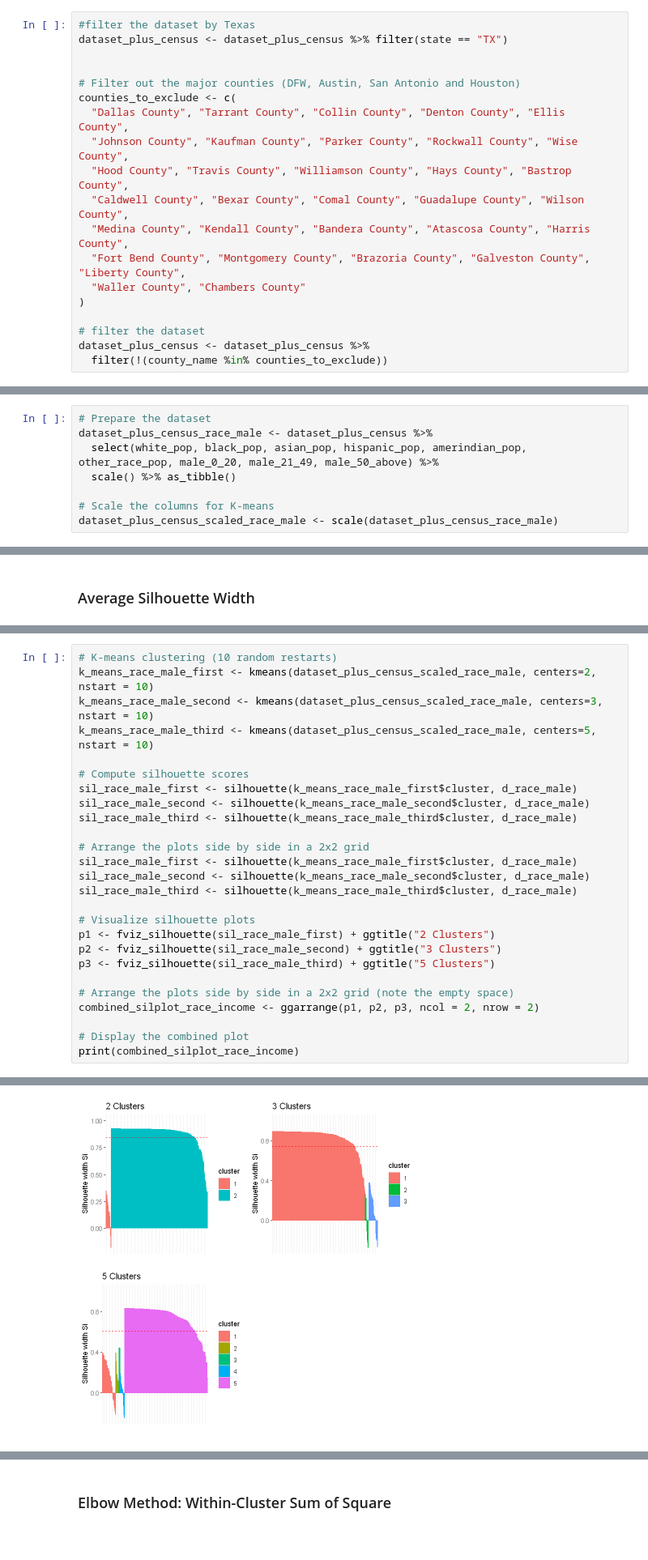
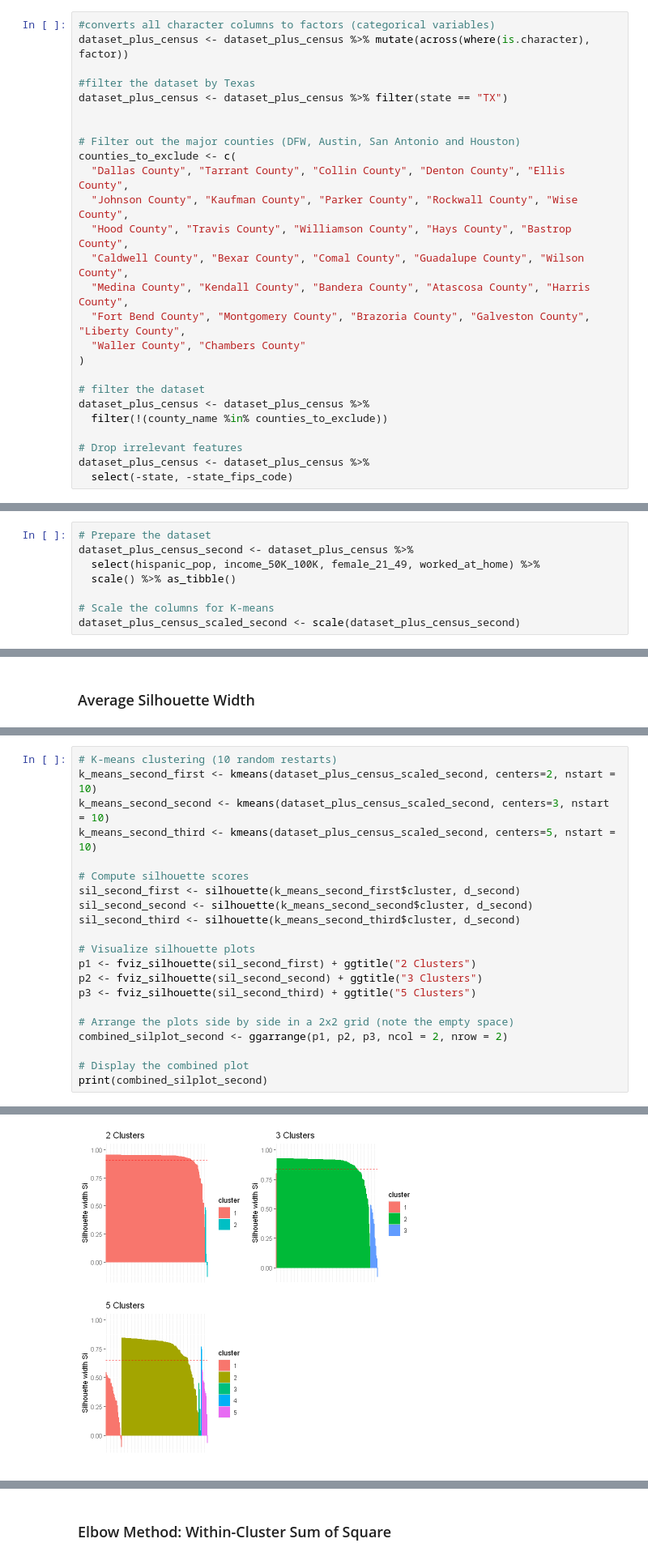
Before and after one commit to yamphurai/Project2_ClusterAnalysis, a Jupyter notebook: Project2_ClusterAnalysis_Group10.ipynb, the cells around one changed output, grey strips where cells are left out. Shown at 81% size. Saved outputs shown, nothing was run; the diff lists cells and outputs as text.

```diff
--- a/Project2_ClusterAnalysis_Group10.ipynb
+++ b/Project2_ClusterAnalysis_Group10.ipynb
@@ -29,6 +30,9 @@ library(seriation)
 # %%
 dataset_plus_census <- read.csv("https://raw.githubusercontent.com/yamphurai/Project2_ClusterAnalysis/refs/heads/main/updated_COVID-19_cases_plus_census.csv")
 # %%
+#converts all character columns to factors (categorical variables)
+dataset_plus_census <- dataset_plus_census %>% mutate(across(where(is.character), factor))
+
 #filter the dataset by Texas
 dataset_plus_census <- dataset_plus_census %>% filter(state == "TX")
 
@@ -47,6 +51,10 @@ counties_to_exclude <- c(
 # filter the dataset
 dataset_plus_census <- dataset_plus_census %>%
   filter(!(county_name %in% counties_to_exclude))
+
+# Drop irrelevant features
+dataset_plus_census <- dataset_plus_census %>%
+  select(-state, -state_fips_code)
 # %%
 # First 10 rows
 head(dataset_plus_census)
@@ -650,9 +638,9 @@ table(dataset_plus_census$income_category)
 # %%
 # Prepare the dataset
-dataset_plus_census_race_male <- dataset_plus_census %>%
-  select(white_pop, black_pop, asian_pop, hispanic_pop, amerindian_pop, other_race_pop, male_0_20, male_21_49, male_50_above) %>%
+dataset_plus_census_second <- dataset_plus_census %>%
+  select(hispanic_pop, income_50K_100K, female_21_49, worked_at_home) %>%
   scale() %>% as_tibble()
 
 # Scale the columns for K-means
-dataset_plus_census_scaled_race_male <- scale(dataset_plus_census_race_male)
+dataset_plus_census_scaled_second <- scale(dataset_plus_census_second)
 # %%
@@ -734,28 +716,23 @@ Based onthe average silhouette width analysis, two or three clusters is optimal
 # %%
 # K-means clustering (10 random restarts)
-k_means_race_male_first <- kmeans(dataset_plus_census_scaled_race_male, centers=2, nstart = 10)
-k_means_race_male_second <- kmeans(dataset_plus_census_scaled_race_male, centers=3, nstart = 10)
-k_means_race_male_third <- kmeans(dataset_plus_census_scaled_race_male, centers=5, nstart = 10)
+k_means_second_first <- kmeans(dataset_plus_census_scaled_second, centers=2, nstart = 10)
+k_means_second_second <- kmeans(dataset_plus_census_scaled_second, centers=3, nstart = 10)
+k_means_second_third <- kmeans(dataset_plus_census_scaled_second, centers=5, nstart = 10)
 
 # Compute silhouette scores
-sil_race_male_first <- silhouette(k_means_race_male_first$cluster, d_race_male)
-sil_race_male_second <- silhouette(k_means_race_male_second$cluster, d_race_male)
-sil_race_male_third <- silhouette(k_means_race_male_third$cluster, d_race_male)
-
-# Arrange the plots side by side in a 2x2 grid
-sil_race_male_first <- silhouette(k_means_race_male_first$cluster, d_race_male)
-sil_race_male_second <- silhouette(k_means_race_male_second$cluster, d_race_male)
-sil_race_male_third <- silhouette(k_means_race_male_third$cluster, d_race_male)
+sil_second_first <- silhouette(k_means_second_first$cluster, d_second)
+sil_second_second <- silhouette(k_means_second_second$cluster, d_second)
+sil_second_third <- silhouette(k_means_second_third$cluster, d_second)
 
 # Visualize silhouette plots
-p1 <- fviz_silhouette(sil_race_male_first) + ggtitle("2 Clusters")
-p2 <- fviz_silhouette(sil_race_male_second) + ggtitle("3 Clusters")
-p3 <- fviz_silhouette(sil_race_male_third) + ggtitle("5 Clusters")
+p1 <- fviz_silhouette(sil_second_first) + ggtitle("2 Clusters")
+p2 <- fviz_silhouette(sil_second_second) + ggtitle("3 Clusters")
+p3 <- fviz_silhouette(sil_second_third) + ggtitle("5 Clusters")
 
 # Arrange the plots side by side in a 2x2 grid (note the empty space)
-combined_silplot_race_income <- ggarrange(p1, p2, p3, ncol = 2, nrow = 2)
+combined_silplot_second <- ggarrange(p1, p2, p3, ncol = 2, nrow = 2)
 
 # Display the combined plot
-print(combined_silplot_race_income)
+print(combined_silplot_second)
 # %% [output]
   cluster size ave.sil.width
@@ -774,2 +751,2 @@ print(combined_silplot_race_income)
-[figure, old version]
+[figure, new version]
 # %% [markdown]
```
Also changed, not shown: parts of 199 cells of this notebook.
